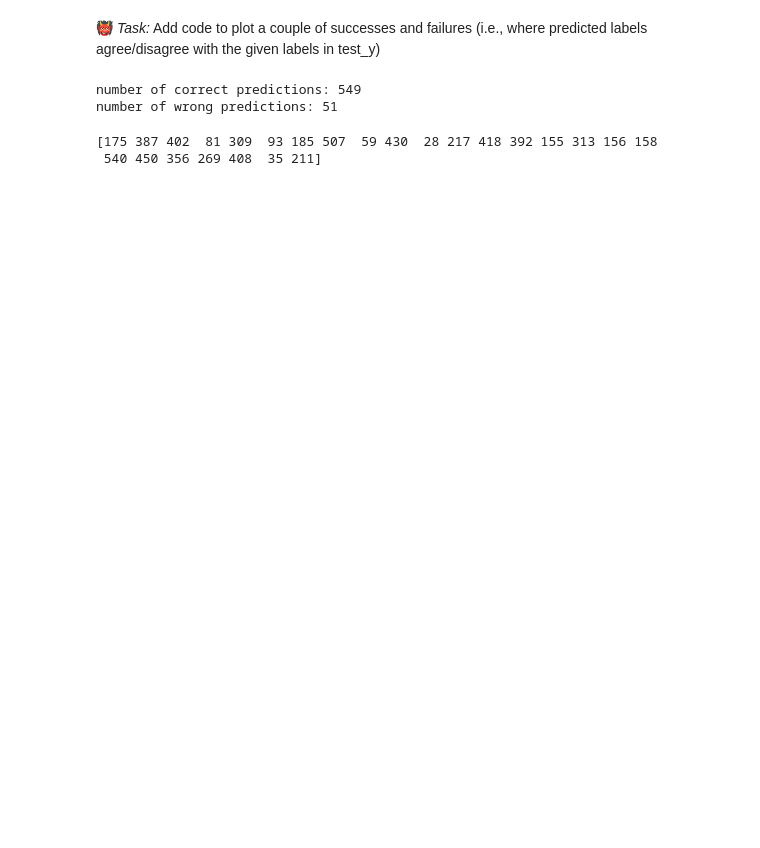
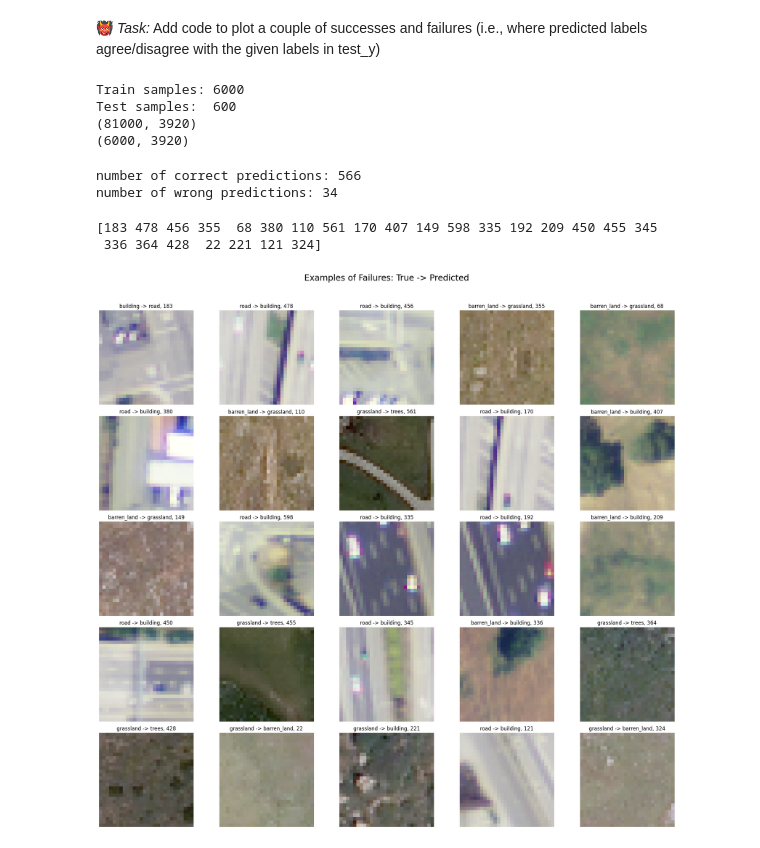
Before and after one commit to Ameisenweg/remote-sensing-lc-db, a Jupyter notebook: Random_forest_classifier_on_remote_sensing_image.ipynb, the cells around one changed output. Saved outputs shown, nothing was run; the diff lists cells and outputs as text; code cells hidden in the pictures; blank space fills up the shorter version.

```diff
--- a/Random_forest_classifier_on_remote_sensing_image.ipynb
+++ b/Random_forest_classifier_on_remote_sensing_image.ipynb
@@ -435,8 +436,11 @@ def train_random_forest(X_train_df, y_train_df, config, n_estimators = 100):
     rf = RandomForestClassifier(n_estimators,random_state=config["random_state"])
     # later change parameters of RandomForestClassifier
 
+    # take a count of the training time:
+    start = perf_counter()
     rf.fit(X_train_df, y_train_df)
-    return rf
+    training_time = perf_counter() - start
+    return rf, training_time
 
 def evaluate_model(model, X_test, y_test, labels):
 
@@ -555,9 +573,17 @@ Test samples:  600
 (81000, 3920)
 (6000, 3920)
 # %%
-model = train_random_forest(X_train_df, y_train_df, DEFAULT_CONFIG, n_estimators=100)
-results = evaluate_model(model, X_test_df, y_test_df, labels)
+model_best, t_train = train_random_forest(X_train_df, y_train_df, DEFAULT_CONFIG, n_estimators=100)
+results = evaluate_model(model_best, X_test_df, y_test_df, labels)
 print_mistake_summary(results, labels)
+
+table_results.append({
+    "channels": "+".join(channels_df),
+    "training_time": t_train,
+    "accuracy": results["accuracy"]
+})
+print_mistake_summary(results, labels)
+print(f"Training time: {t_train:.3f} s")
 # %% [output]
 Accuracy: 0.9433
 Correct predictions: 566
@@ -869,16 +753,32 @@ rf.score(X_test, y_test)
 # %% [markdown]
 &#x1F479;  _Task:_ Add code to plot a couple of successes and failures (i.e., where predicted labels agree/disagree with the given labels in test_y)
+# %%
+# run experiments
+
+X = add_ndvi(landcover_df, DEFAULT_CONFIG)
+y = labels_df.values # Convert labels_df to a NumPy array
+channels_df= ("R", "G", "B","NIR","NDVI")
+X_train_df, y_train_df, X_test_df, y_test_df = prepare_features(X, y, DEFAULT_CONFIG, channels_df)
+n_channels_df= len(channels_df)
+
+print(X.shape)
+print(X_train_df.shape)
+# %% [output]
+Train samples: 6000
+Test samples:  600
+(81000, 3920)
+(6000, 3920)
 # %%
-y_pred = rf.predict(X_test) # predict a test set
+y_pred_df = model_best.predict(X_test_df) # predict a test set
 
 # flatten the one-hot encoding:
-class_test_y = np.argmax(y_test, axis=1)
-class_pred_y = np.argmax(y_pred, axis=1)
+class_test_y = np.argmax(y_test_df, axis=1)
+class_pred_y = np.argmax(y_pred_df, axis=1)
 
 correct_idx = np.where(class_pred_y == class_test_y)[0]
 wrong_idx   = np.where(class_pred_y != class_test_y)[0]
 print(f'number of correct predictions: {len(correct_idx)}')
 print(f'number of wrong predictions: {len(wrong_idx)}')
 # %% [output]
-number of correct predictions: 549
-number of wrong predictions: 51
+number of correct predictions: 566
+number of wrong predictions: 34
@@ -892,5 +789,5 @@ success_idx = np.random.choice(correct_idx,size=min(n_success, len(correct_idx))
 failure_idx = np.random.choice(wrong_idx,size=min(n_failure, len(wrong_idx)),replace=False)
 print(failure_idx)
 # %% [output]
-[175 387 402  81 309  93 185 507  59 430  28 217 418 392 155 313 156 158
- 540 450 356 269 408  35 211]
+[183 478 456 355  68 380 110 561 170 407 149 598 335 192 209 450 455 345
+ 336 364 428  22 221 121 324]
@@ -899,19 +794,21 @@ print(failure_idx)
 # %%
 # plot some examples, where prediction failes
 fig, ax = plt.subplots(5, 5, figsize=(20, 20)) # for n_success = 25
 
 
 for k, idx in enumerate(failure_idx):
     row = k // 5
     col = k % 5
 
-    data = np.reshape(X_test.iloc[idx, :].values,(-1, 28, 28, 4))
+    data = np.reshape(X_test_df[idx, :], (-1, 28, 28, n_channels_df))
 
     ax[row, col].imshow(data[0, ..., :3].astype(np.uint8))
     ax[row, col].set_title(f"{labels[class_test_y[idx]]} -> {labels[class_pred_y[idx]]}, {idx}")
     ax[row, col].axis("off")
 
 fig.suptitle("Examples of Failures: True -> Predicted",fontsize=20,y=0.92)
 #plt.tight_layout()
 plt.tight_layout(rect=[0, 0, 1, 0.90])
 plt.show()
+# %% [output]
+[figure, added]
```
Also changed, not shown: parts of 30 cells of this notebook.
